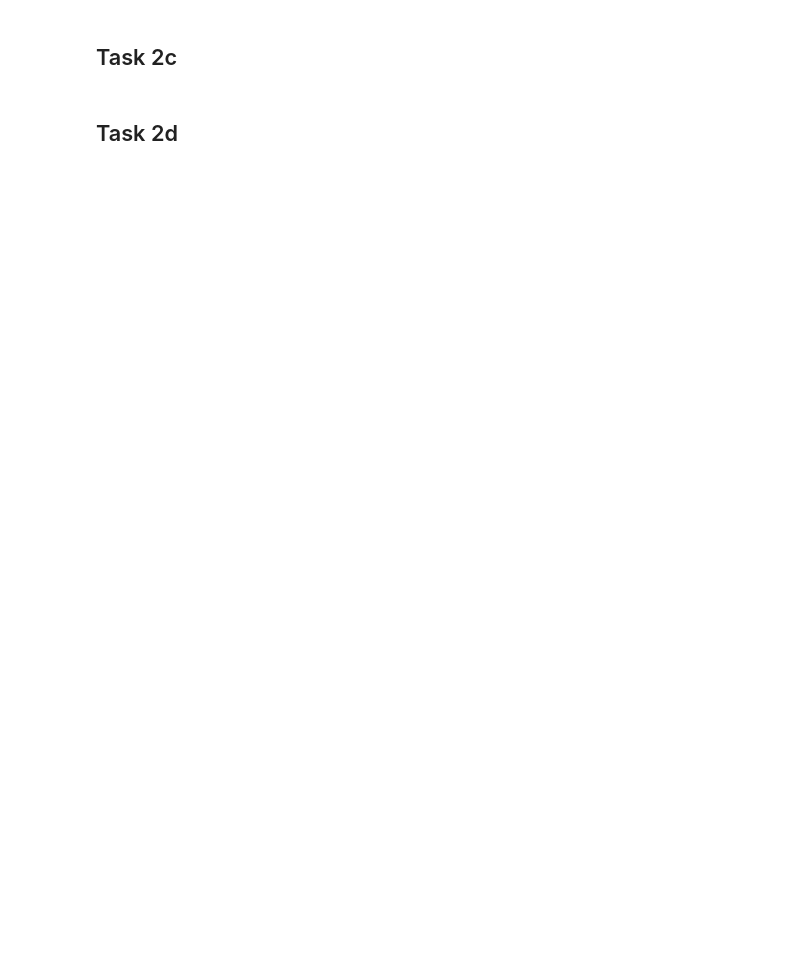
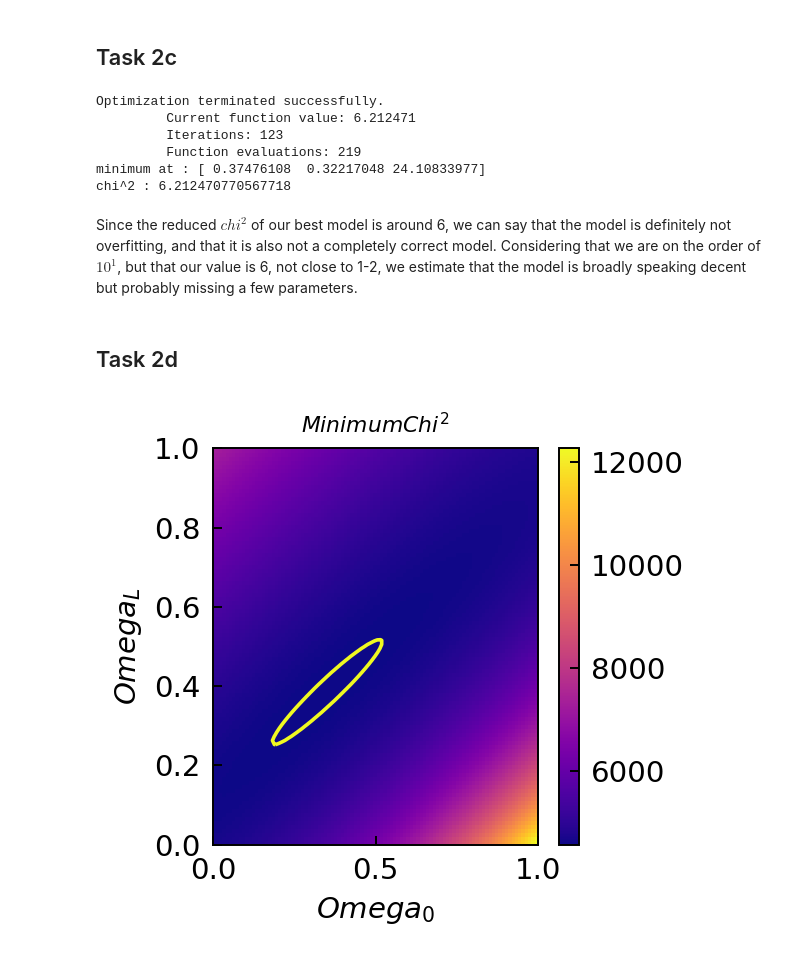
Before and after one commit to sadiess/a211w20, a Jupyter notebook: SeddonStettler_HW03.ipynb, the cells around one changed output. Cells and saved outputs as stored; diff of their text form; code cells hidden in the pictures; blank space fills up the shorter version.

```diff
--- a/SeddonStettler_HW03.ipynb
+++ b/SeddonStettler_HW03.ipynb
@@ -280,2 +318,20 @@ print(chi2(0.9, 0.9, -19.1))
 # %% [markdown]
 ## Task 2b
+# %%
+def find_tM0(M0):
+    return M0 + 5*np.log10(clight/H0) + 25
+# %%
+nParameters = 100
+Omega0s = np.linspace(Om0min, Om0max, nParameters)
+OmegaLs = np.linspace(OmLmin, OmLmax, nParameters)
+M0s = np.linspace(-18.6, -19.6, nParameters)
+tM0s = find_tM0(M0s)
+# %%
+chi2_2b = np.empty([nParameters,nParameters,nParameters])
+i = 1
+for Omega0_i, Omega0 in enumerate(Omega0s):
+    for OmegaL_i, OmegaL in enumerate(OmegaLs):
+        for tM0_i, tM0 in enumerate(tM0s):
+            chi2_2b[Omega0_i, OmegaL_i, tM0_i] = reduced_chi2([Omega0, OmegaL, tM0])
+            print("{0} of 1,000,000 ({1}%) Processed".format(i, i/10000), end="\r")
+            i += 1
@@ -282,4 +351,36 @@ print(chi2(0.9, 0.9, -19.1))
 # %% [markdown]
 ## Task 2c
+# %%
+Omega0_guess = .5 * (Om0min + Om0max)
+Omega0_bounds = (Om0min, Om0max)
+OmegaL_guess = .5 * (OmLmin + OmLmax)
+OmegaL_bounds = (OmLmin, OmLmax)
+tM0_guess = .5 * (tM0s[0] + tM0s[-1])
+guesses = [Omega0_guess, OmegaL_guess, tM0_guess]
+bounds = [Omega0_bounds, OmegaL_bounds, (tM0s[0], tM0s[-1])]
+res = minimize(reduced_chi2, guesses, method='Nelder-Mead', bounds=bounds, options={ 'disp': True}) #Packed the chi2 function to do this
+print("minimum at :",res.x)
+print('chi^2 :', reduced_chi2(res.x))
+# %% [output]
+Optimization terminated successfully.
+         Current function value: 6.212471
+         Iterations: 123
+         Function evaluations: 219
+minimum at : [ 0.37476108  0.32217048 24.10833977]
+chi^2 : 6.212470770567718
+# %% [markdown]
+Since the reduced $chi^2$ of our best model is around 6, we can say that the model is definitely not overfitting, and that it is also not a completely correct model. Considering that we are on the order of $10^1$, but that our value is 6, not close to 1-2, we estimate that the model is broadly speaking decent but probably missing a few parameters.
 # %% [markdown]
 ## Task 2d
+# %%
+min_chi2_fn = (740-3)*chi2_2b[:, :, 45]
+xg, yg = np.meshgrid(Omega0s, OmegaLs)
+levs = [min_chi2_fn.min()+3.53, min_chi2_fn.min()+8.03]
+# %%
+plot_color_map(xg, yg, min_chi2_fn, xlim=[Om0min,Om0max], ylim=[OmLmin,OmLmax],
+                   xlabel = r'$Omega_0$', ylabel = '$Omega_L$', cmap='plasma', colorbar=True,
+                   plot_title=r'$Minimum Chi^2$', contours=True,
+                   contcmap='plasma', levels = levs,
+                   figsize=3.0)
+# %% [output]
+[figure, added]
```
Also changed, not shown: parts of 12 cells of this notebook.
